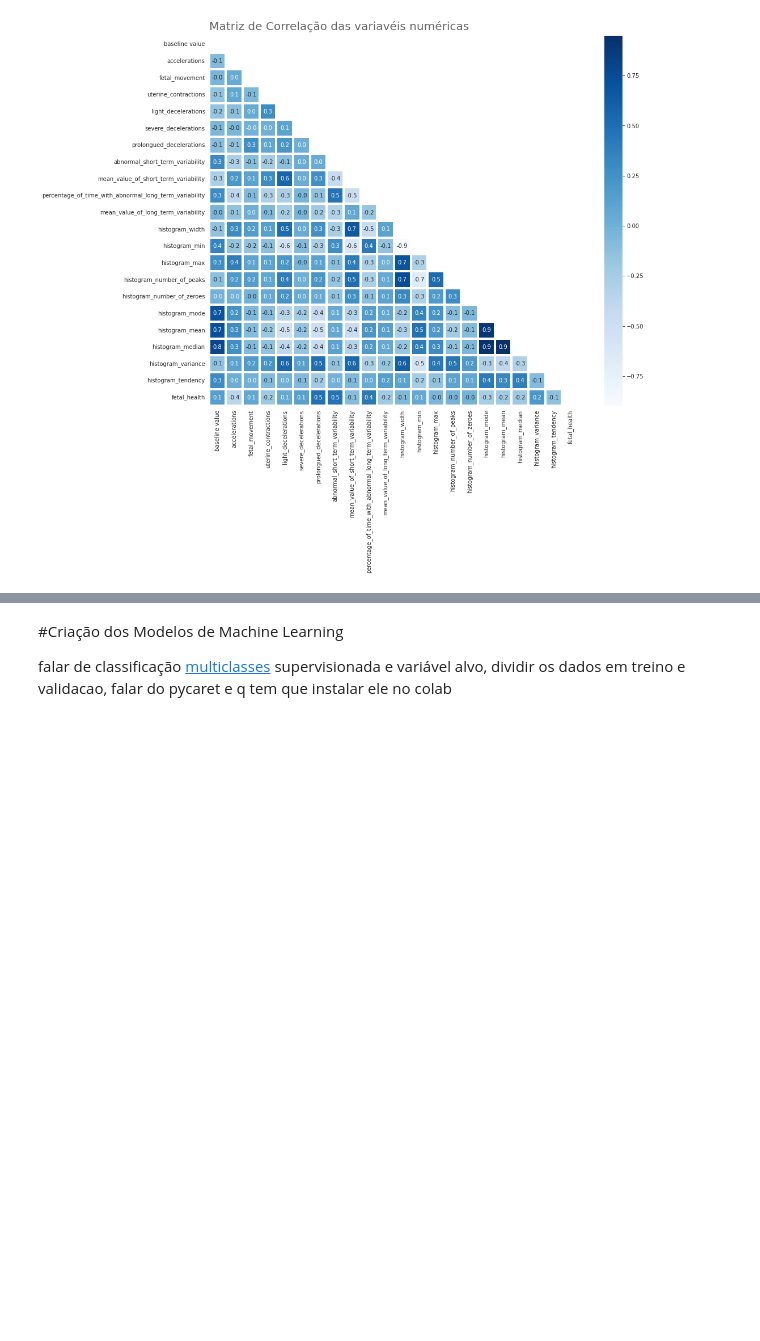
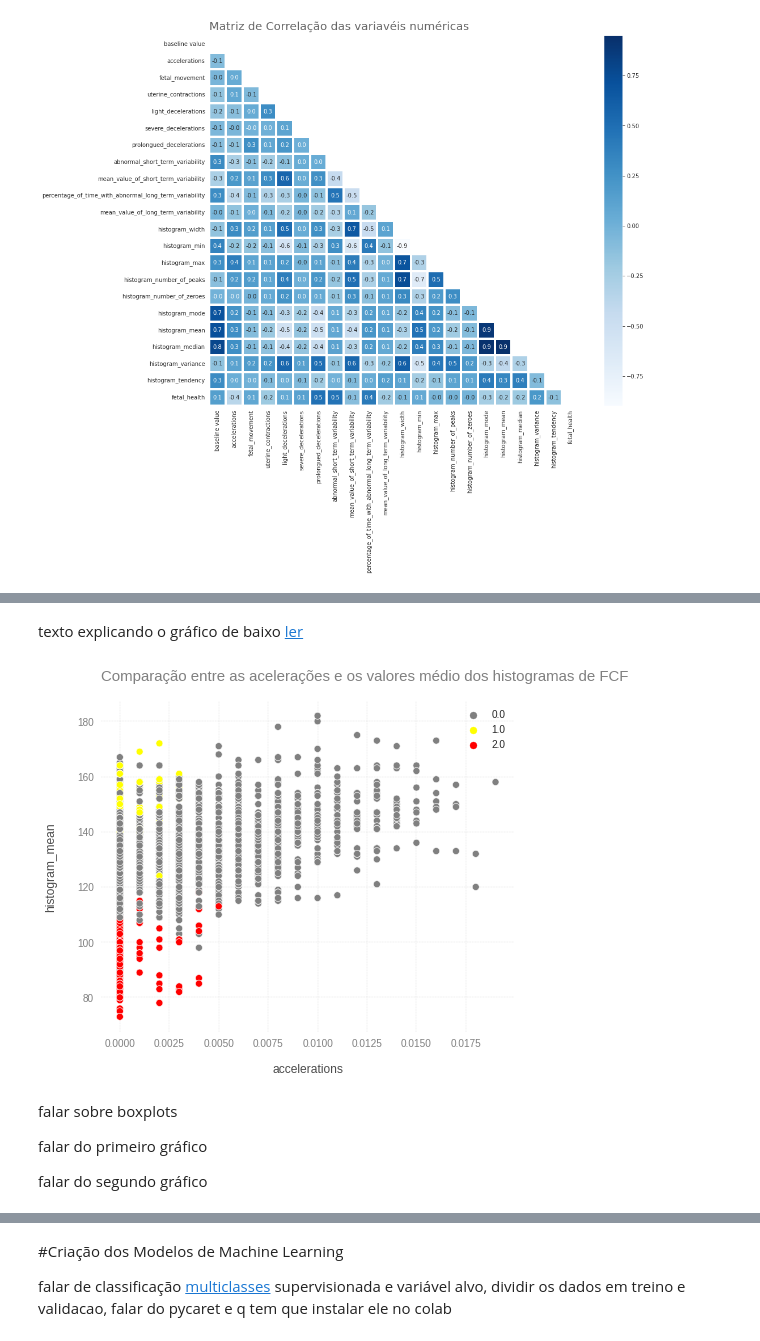
Before and after one commit to FerrazThales/Fetal_Health_Classification, a Jupyter notebook: Fetal_Health_Classification_with_Pycaret.ipynb, the cells around one changed output, grey strips where cells are left out. Drawn from its saved outputs; the diff is of its cells as text; code cells hidden in the pictures; blank space fills up the shorter version.

```diff
--- a/Fetal_Health_Classification_with_Pycaret.ipynb
+++ b/Fetal_Health_Classification_with_Pycaret.ipynb
@@ -295,0 +358,27 @@ plt.tight_layout();
+# %% [markdown]
+texto explicando o gráfico de baixo
+[ler](https://www.aafp.org/afp/1999/0501/p2487.html)
+# %%
+#criando o ax e o fig no matplotlib
+fig,ax = plt.subplots(figsize=(8,6))
+
+#construindo o scatter com seaborn
+sns.scatterplot(data=df,x='accelerations',y='histogram_mean',hue='fetal_health',ax=ax,palette=['grey','yellow','red'])
+ax.set_frame_on(False)
+ax.grid(linestyle='-.',lw=0.25,aa=True)
+ax.legend(loc='best',framealpha=0.8)
+ax.tick_params(axis='both',length=0,colors='grey')
+ax.set_title('Comparação entre as acelerações e os valores médio dos histogramas de FCF',loc='left',pad=20,fontdict={'fontsize':15},color='grey')
+ax.set_xlabel('accelerations',labelpad=15,fontdict={'fontsize':12},color='#4c4c4c')
+ax.set_ylabel('histogram_mean',labelpad=20,fontdict={'fontsize':12},color='#4c4c4c')
+
+#plotando o gráfico
+plt.tight_layout();
+# %% [output]
+[figure, added]
+# %% [markdown]
+falar sobre boxplots
+
+falar do primeiro gráfico
+
+falar do segundo gráfico
```
Also changed, not shown: parts of 43 cells of this notebook.
